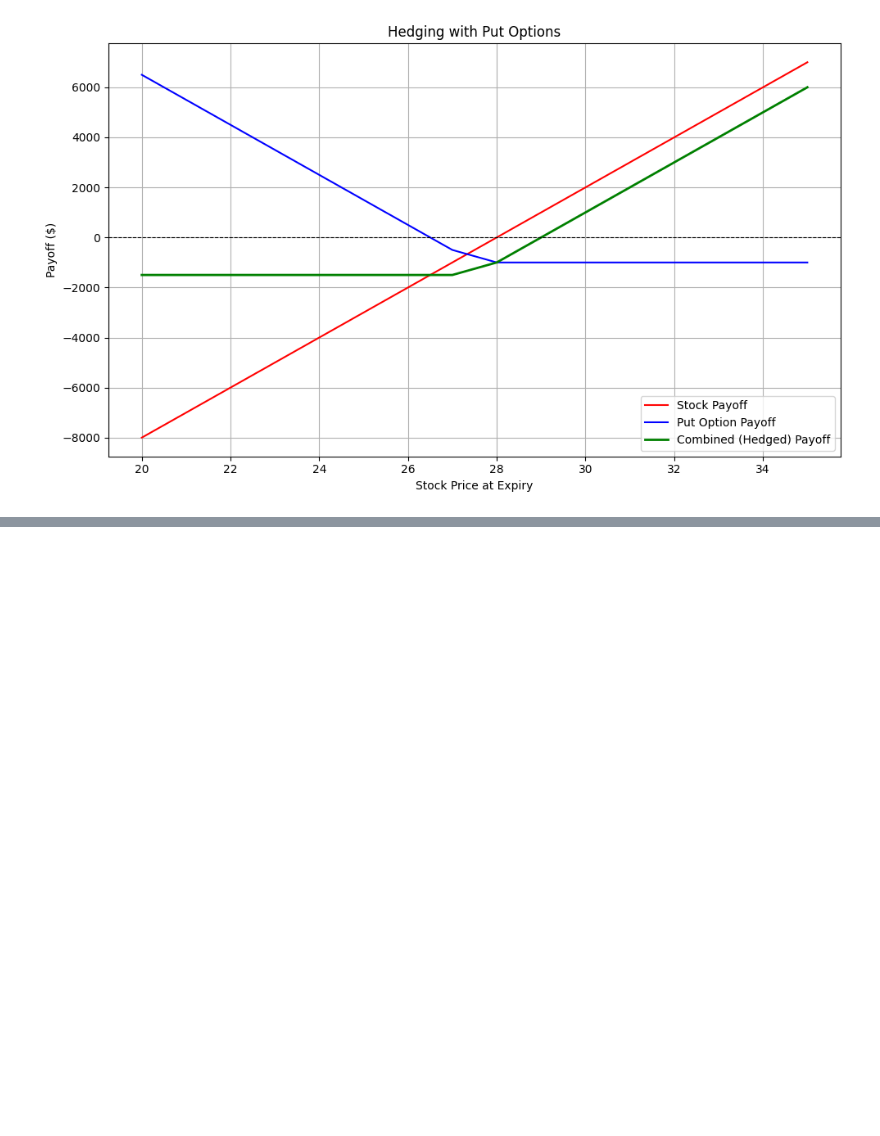
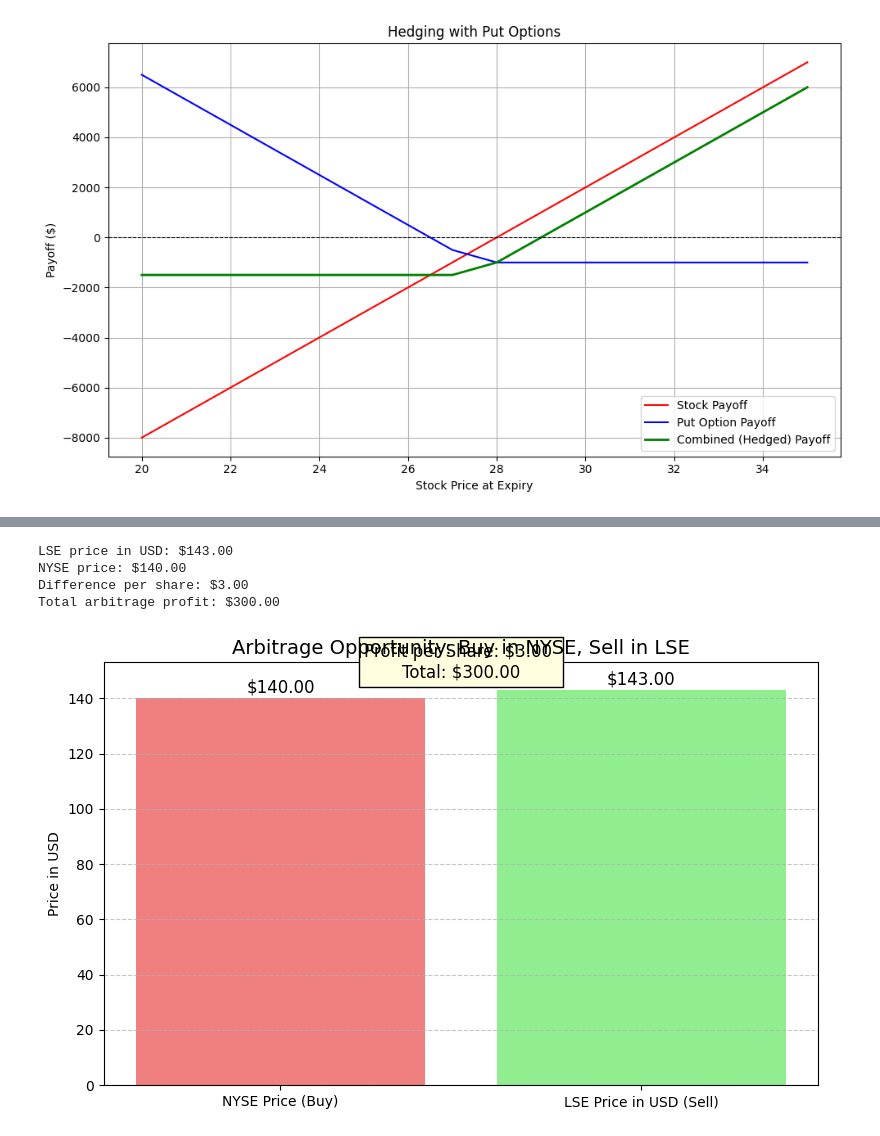
Before and after one commit to MohammedLike/Quantitative-Finance-Practice, a Jupyter notebook: Module 1/CQF Practical.ipynb, the cells around one changed output, grey strips where cells are left out. Saved outputs shown, nothing was run; the diff lists cells and outputs as text; code cells hidden in the pictures; blank space fills up the shorter version.

```diff
--- a/Module 1/CQF Practical.ipynb
+++ b/Module 1/CQF Practical.ipynb
@@ -1584,0 +1624,49 @@ plt.show()
+# %%
+import matplotlib.pyplot as plt
+
+# Parameters
+lse_price_gbp = 100
+exchange_rate = 1.43
+lse_price_usd = lse_price_gbp * exchange_rate
+nyse_price = 140
+shares = 100
+
+# Arbitrage calculation
+difference_per_share = lse_price_usd - nyse_price
+profit = difference_per_share * shares
+
+# Print the calculation
+print(f"LSE price in USD: ${lse_price_usd:.2f}")
+print(f"NYSE price: ${nyse_price:.2f}")
+print(f"Difference per share: ${difference_per_share:.2f}")
+print(f"Total arbitrage profit: ${profit:.2f}")
+
+# 📊 Visualization
+labels = ['NYSE Price (Buy)', 'LSE Price in USD (Sell)']
+prices = [nyse_price, lse_price_usd]
+colors = ['lightcoral', 'lightgreen']
+
+plt.figure(figsize=(8,5))
+bars = plt.bar(labels, prices, color=colors)
+plt.title("Arbitrage Opportunity: Buy in NYSE, Sell in LSE", fontsize=14)
+plt.ylabel("Price in USD")
+
+# Annotate bars
+for bar in bars:
+    yval = bar.get_height()
+    plt.text(bar.get_x() + bar.get_width()/2.0, yval + 0.5, f'${yval:.2f}', ha='center', va='bottom', fontsize=12)
+
+# Show profit annotation
+plt.text(0.5, max(prices) + 3, f'Profit per Share: ${difference_per_share:.2f} \nTotal: ${profit:.2f}',
+         ha='center', va='bottom', fontsize=12, bbox=dict(facecolor='lightyellow', edgecolor='black'))
+
+plt.ylim(0, max(prices) + 10)
+plt.grid(axis='y', linestyle='--', alpha=0.7)
+plt.tight_layout()
+plt.show()
+# %% [output]
+LSE price in USD: $143.00
+NYSE price: $140.00
+Difference per share: $3.00
+Total arbitrage profit: $300.00
+[figure, added]
```
Also changed, not shown: parts of 2 cells of this notebook, 1 other file.
